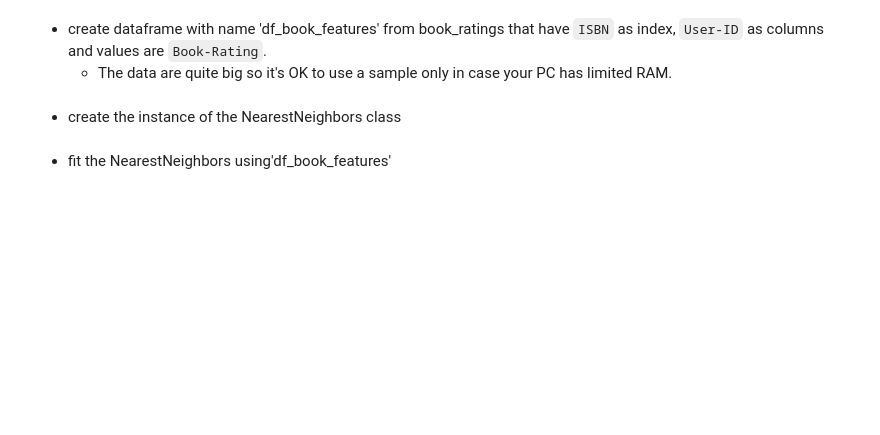
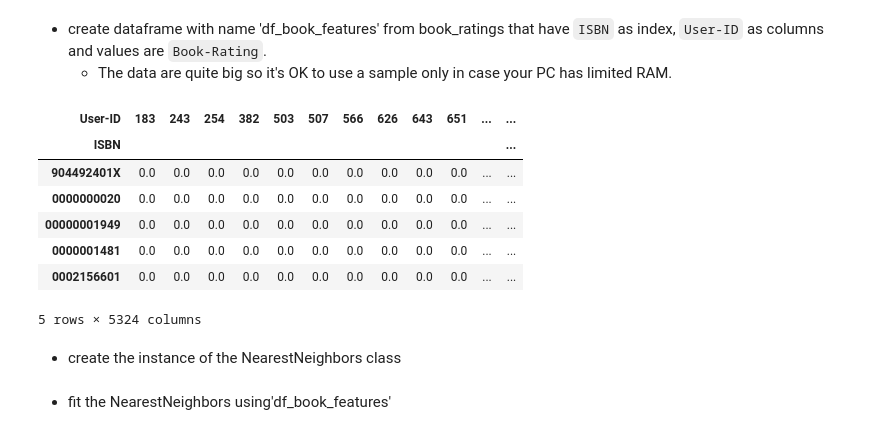
Before and after one commit to rdebullain/exercise_recommender_engines, a Jupyter notebook: notebooks/exercise_CF_memory.ipynb, the cells around one changed output. Cells and saved outputs as stored; diff of their text form; code cells hidden in the pictures; blank space fills up the shorter version.

```diff
--- a/notebooks/exercise_CF_memory.ipynb
+++ b/notebooks/exercise_CF_memory.ipynb
@@ -33,5 +174,26 @@ Skipping line 261529: expected 8 fields, saw 9
 # %% [markdown]
 * create dataframe with name 'df_book_features' from book_ratings that have `ISBN` as index, `User-ID` as columns and values are `Book-Rating`.
     - The data are quite big so it's OK to use a sample only in case your PC has limited RAM.
+# %%
+# Sample and preprocess the data
+sample_size = 10000  # Adjust this size based on your memory capacity
+book_ratings_sample = book_ratings.sample(n=sample_size, random_state=42)
+# %%
+# Remove any potential duplicates in the sampled data
+book_ratings_sample = book_ratings_sample.drop_duplicates()
+# %%
+# Create the pivot table
+df_book_features = book_ratings_sample.pivot(index='ISBN', columns='User-ID', values='Book-Rating').fillna(0)
+# %%
+df_book_features.head()
+# %% [output]
+| User-ID | 183 | 243 | 254 | 382 | 503 | 507 | 566 | 626 | 643 | 651 | ... | ... |
+| ISBN |  |  |  |  |  |  |  |  |  |  |  | ... |
+| 904492401X | 0.0 | 0.0 | 0.0 | 0.0 | 0.0 | 0.0 | 0.0 | 0.0 | 0.0 | 0.0 | ... | ... |
+| 0000000020 | 0.0 | 0.0 | 0.0 | 0.0 | 0.0 | 0.0 | 0.0 | 0.0 | 0.0 | 0.0 | ... | ... |
+| 00000001949 | 0.0 | 0.0 | 0.0 | 0.0 | 0.0 | 0.0 | 0.0 | 0.0 | 0.0 | 0.0 | ... | ... |
+| 0000001481 | 0.0 | 0.0 | 0.0 | 0.0 | 0.0 | 0.0 | 0.0 | 0.0 | 0.0 | 0.0 | ... | ... |
+| 0002156601 | 0.0 | 0.0 | 0.0 | 0.0 | 0.0 | 0.0 | 0.0 | 0.0 | 0.0 | 0.0 | ... | ... |
+5 rows × 5324 columns
 # %% [markdown]
 * create the instance of the NearestNeighbors class
```
Also changed, not shown: parts of 26 cells of this notebook, 1 other file.
